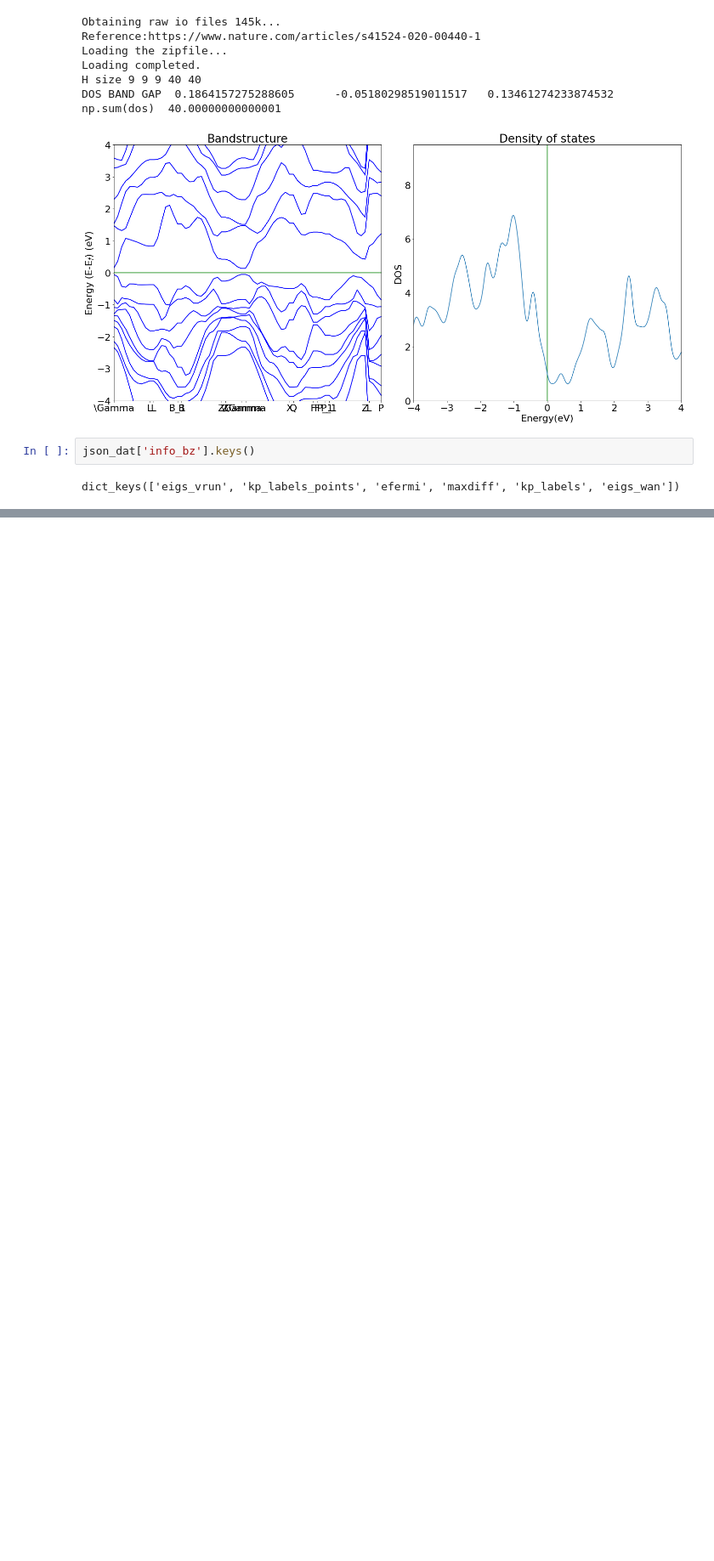
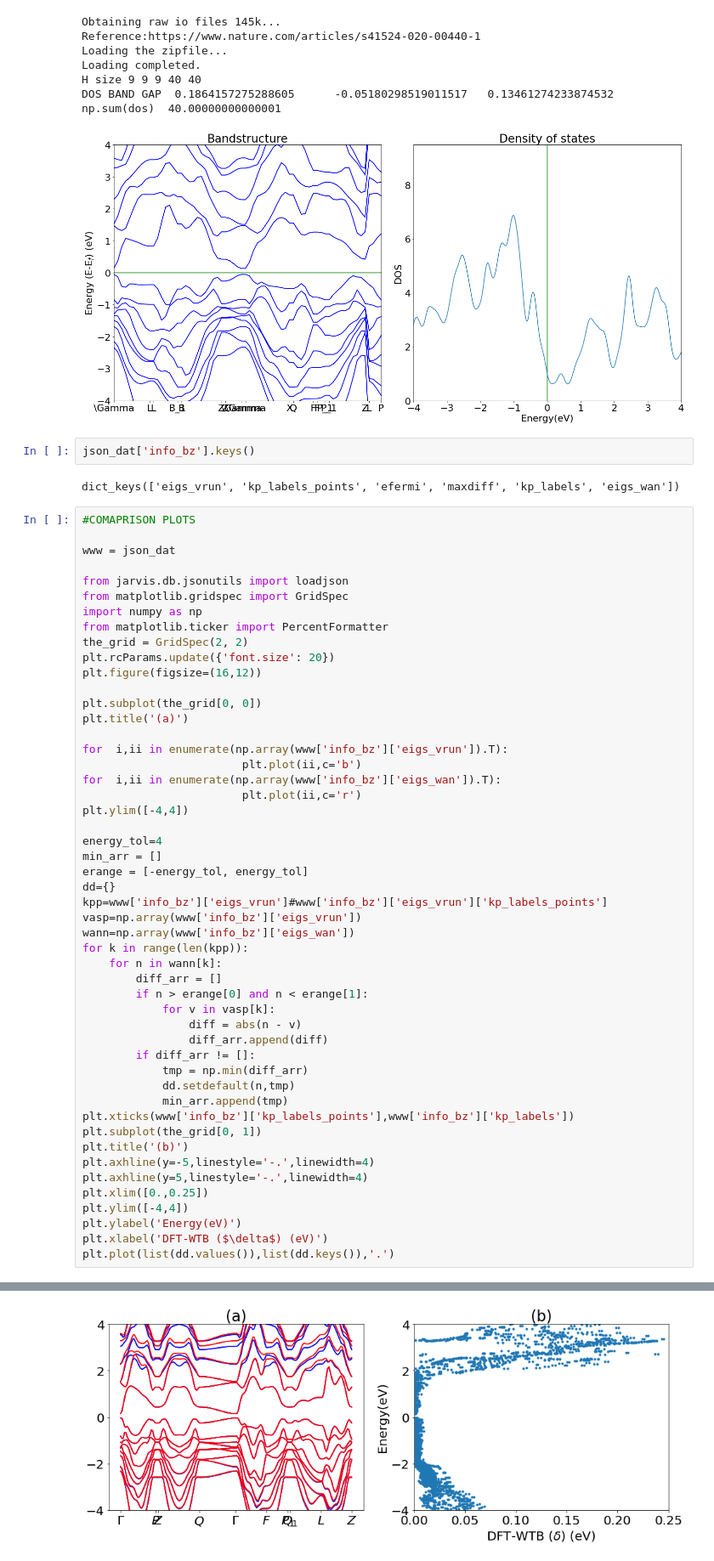
Before and after one commit to JARVIS-Materials-Design/jarvis-tools-notebooks, a Jupyter notebook: jarvis-tools-notebooks/JARVIS_WTBH_Database_of_Wannier_tight_binding_Hamiltonians_using_high_throughput_density_functional_theory.ipynb, the cells around one changed output, grey strips where cells are left out. Shown at 85% size. Saved outputs shown, nothing was run; the diff lists cells and outputs as text; blank space fills up the shorter version.

```diff
--- a/jarvis-tools-notebooks/JARVIS_WTBH_Database_of_Wannier_tight_binding_Hamiltonians_using_high_throughput_density_functional_theory.ipynb
+++ b/jarvis-tools-notebooks/JARVIS_WTBH_Database_of_Wannier_tight_binding_Hamiltonians_using_high_throughput_density_functional_theory.ipynb
@@ -173,3 +173,54 @@ np.sum(dos)  40.00000000000001
 json_dat['info_bz'].keys()
 # %% [output]
 dict_keys(['eigs_vrun', 'kp_labels_points', 'efermi', 'maxdiff', 'kp_labels', 'eigs_wan'])
+# %%
+#COMAPRISON PLOTS
+
+www = json_dat
+
+from jarvis.db.jsonutils import loadjson
+from matplotlib.gridspec import GridSpec
+import numpy as np
+from matplotlib.ticker import PercentFormatter
+the_grid = GridSpec(2, 2)
+plt.rcParams.update({'font.size': 20})
+plt.figure(figsize=(16,12))
+
+plt.subplot(the_grid[0, 0])
+plt.title('(a)')
+
+for  i,ii in enumerate(np.array(www['info_bz']['eigs_vrun']).T):
+                        plt.plot(ii,c='b')
+for  i,ii in enumerate(np.array(www['info_bz']['eigs_wan']).T):
+                        plt.plot(ii,c='r')
+plt.ylim([-4,4])
+
+energy_tol=4
+min_arr = []
+erange = [-energy_tol, energy_tol]
+dd={}
+kpp=www['info_bz']['eigs_vrun']#www['info_bz']['eigs_vrun']['kp_labels_points']
+vasp=np.array(www['info_bz']['eigs_vrun'])
+wann=np.array(www['info_bz']['eigs_wan'])
+for k in range(len(kpp)):
+    for n in wann[k]:
+        diff_arr = []
+        if n > erange[0] and n < erange[1]:
+            for v in vasp[k]:
+                diff = abs(n - v)
+                diff_arr.append(diff)
+        if diff_arr != []:
+            tmp = np.min(diff_arr)
+            dd.setdefault(n,tmp)
+            min_arr.append(tmp)
+plt.xticks(www['info_bz']['kp_labels_points'],www['info_bz']['kp_labels'])
+plt.subplot(the_grid[0, 1])
+plt.title('(b)')
+plt.axhline(y=-5,linestyle='-.',linewidth=4)
+plt.axhline(y=5,linestyle='-.',linewidth=4)
+plt.xlim([0.,0.25])
+plt.ylim([-4,4])
+plt.ylabel('Energy(eV)')
+plt.xlabel('DFT-WTB ($\delta$) (eV)')
+plt.plot(list(dd.values()),list(dd.keys()),'.')
+# %% [output]
@@ -176,2 +228,3 @@ dict_keys(['eigs_vrun', 'kp_labels_points', 'efermi', 'maxdiff', 'kp_labels', 'e
+[figure, added]
 # %%
 import numpy as np
```
Also changed, not shown: parts of 5 cells of this notebook.
